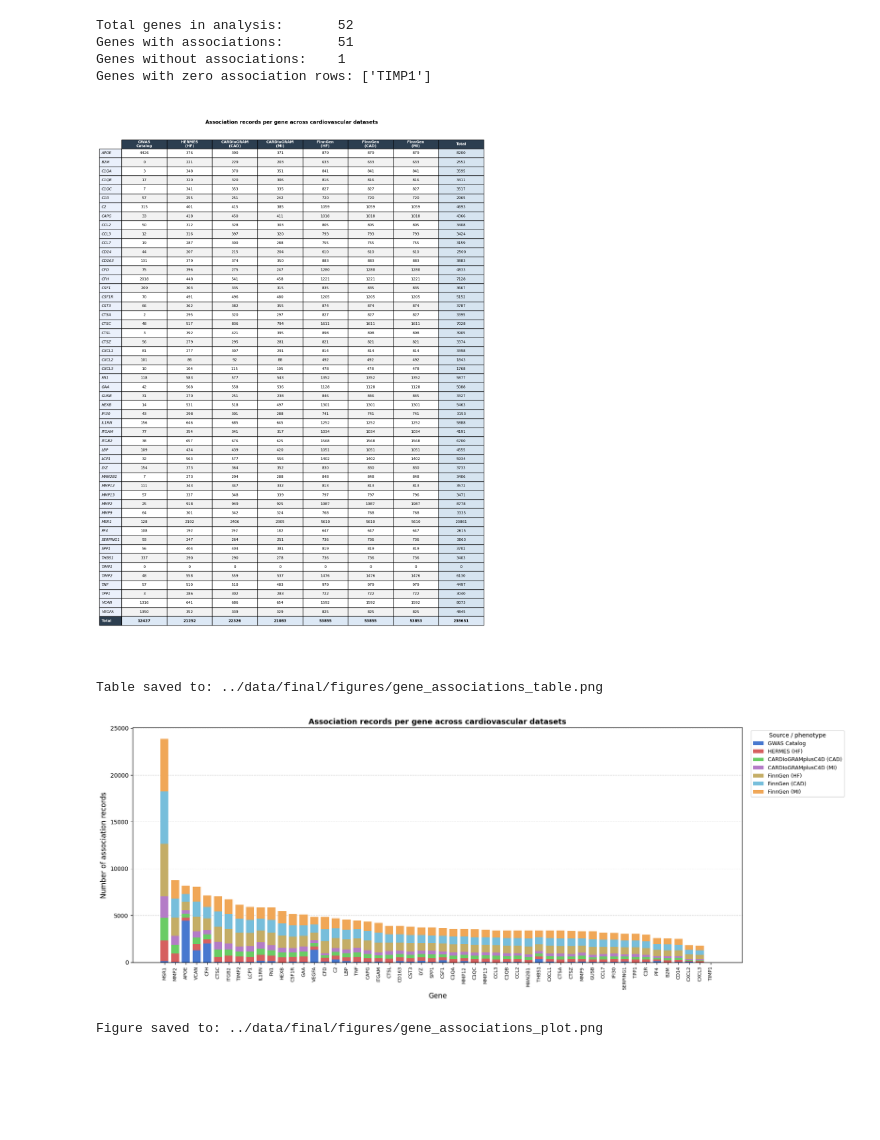
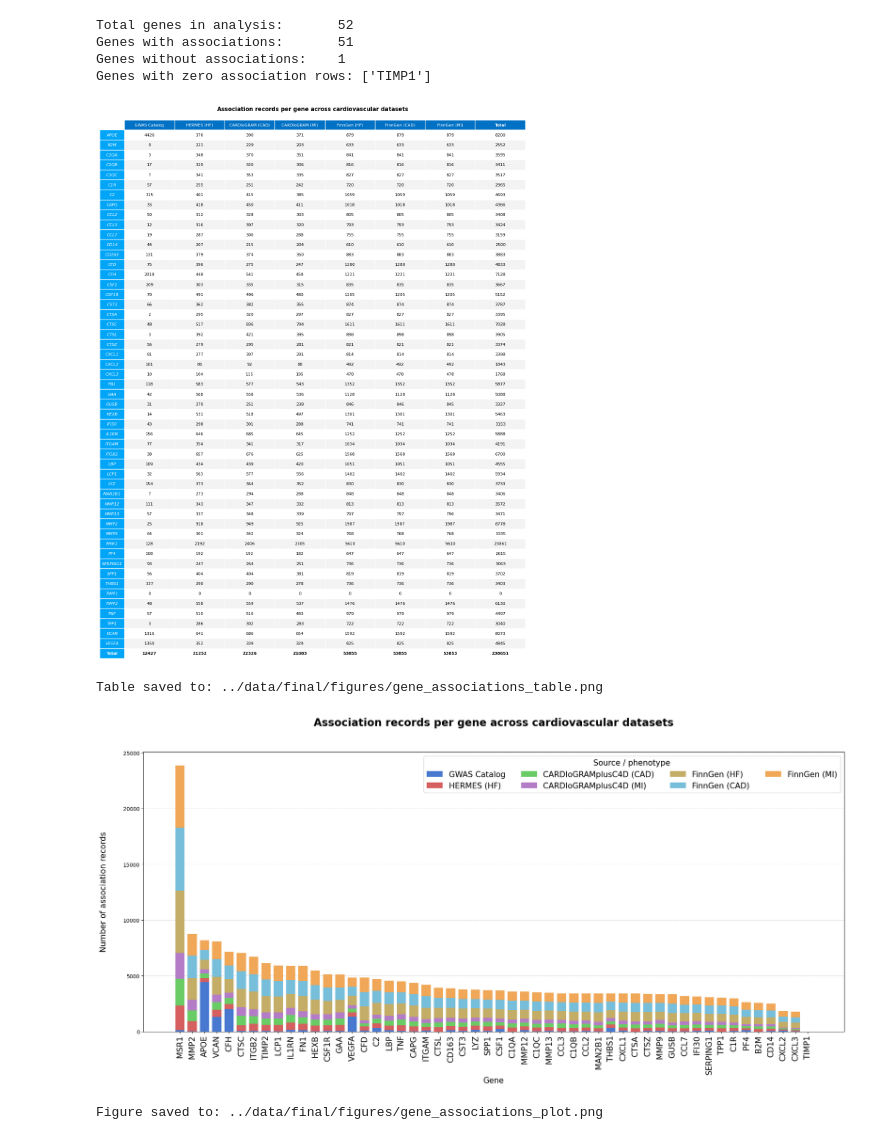
Before and after one commit to endrit-jakupi/Computational-Analysis-of-Macrophage-Gene-SNPs-across-Several-Cardiovascular-Datasets, a Jupyter notebook: notebooks/06_cardiovascular_associations.ipynb, the cells around one changed output. Saved outputs shown, nothing was run; the diff lists cells and outputs as text; code cells hidden in the pictures; blank space fills up the shorter version.

Commit message:
Changed the plot and table figures

```diff
--- a/notebooks/06_cardiovascular_associations.ipynb
+++ b/notebooks/06_cardiovascular_associations.ipynb
@@ -484,27 +484,27 @@ total_row = gene_summary_df.sum(axis=0).rename("Total").to_frame().T
 total_row.index.name = "Gene"
 gene_summary_df = pd.concat([gene_summary_df, total_row])
 
-# render as matplotlib table and save as PNG
 display_labels = [
-    "GWAS\nCatalog",
-    "HERMES\n(HF)",
-    "CARDIoGRAM\n(CAD)",
-    "CARDIoGRAM\n(MI)",
-    "FinnGen\n(HF)",
-    "FinnGen\n(CAD)",
-    "FinnGen\n(MI)",
+    "GWAS Catalog",
+    "HERMES (HF)",
+    "CARDIoGRAM (CAD)",
+    "CARDIoGRAM (MI)",
+    "FinnGen (HF)",
+    "FinnGen (CAD)",
+    "FinnGen (MI)",
     "Total",
 ]
 
 n_rows, n_cols = gene_summary_df.shape
+row_labels = gene_summary_df.index.tolist()
+
 fig_w = n_cols * 1.3 + 1.5
-fig_h = (n_rows + 1) * 0.32
+fig_h = (n_rows + 1) * 0.28
 
 fig, ax = plt.subplots(figsize=(fig_w, fig_h))
 ax.axis("off")
 
 cell_text = gene_summary_df.values.astype(int).tolist()
-row_labels = gene_summary_df.index.tolist()
 
 table = ax.table(
     cellText=cell_text,
@@ -512,58 +512,54 @@ table = ax.table(
     colLabels=display_labels,
     loc="center",
     cellLoc="center",
+    rowLoc="center",
 )
 
 table.auto_set_font_size(False)
 table.set_fontsize(8)
-table.scale(1, 1.3)
+table.scale(1, 1.4)
 
-# style header row
 for col_idx in range(n_cols):
     cell = table[0, col_idx]
-    cell.set_facecolor("#2c3e50")
-    cell.set_text_props(color="white", fontweight="bold")
+    cell.set_facecolor("#0071c5")
+    cell.set_text_props(color="white", fontweight="bold" if col_idx == n_cols - 1 else "normal")
+    cell.set_edgecolor("white")
 
-# style row labels (gene names) and alternate row shading
 for row_idx in range(1, n_rows + 1):
     gene_name = row_labels[row_idx - 1]
-
-    # Total row at the bottom gets distinct styling
     is_total_row = gene_name == "Total"
-    row_bg = "#dce8f5" if is_total_row else ("#f2f2f2" if row_idx % 2 == 0 else "white")
+    row_bg = "#f3f3f3" if row_idx % 2 == 0 else "white"
 
     label_cell = table[row_idx, -1]
-    label_cell.set_facecolor("#2c3e50" if is_total_row else "#eaf0fb")
+    label_cell.set_facecolor("#00a5f8")
     label_cell.set_text_props(
-        fontstyle="italic" if not is_total_row else "normal",
+        fontstyle="normal" if is_total_row else "italic",
         fontweight="bold" if is_total_row else "normal",
-        color="white" if is_total_row else "black",
+        color="white",
     )
+    label_cell.set_edgecolor("white")
 
     for col_idx in range(n_cols):
         cell = table[row_idx, col_idx]
-        cell.set_facecolor("#dce8f5" if is_total_row else row_bg)
+        cell.set_facecolor("white" if is_total_row else row_bg)
+        cell.set_edgecolor("white")
         if is_total_row:
-            cell.set_text_props(fontweight="bold")
+            cell.set_text_props(fontweight="bold", color="black")
 
-        # highlight Total column (last col) slightly
-        if col_idx == n_cols - 1 and not is_total_row:
-            cell.set_facecolor("#d6e4f0")
-
-    fig.suptitle(
+fig.suptitle(
     "Association records per gene across cardiovascular datasets",
-    fontsize=11, fontweight="bold", y=0.95
+    fontsize=11, fontweight="bold", y=1
 )
 
 plt.tight_layout()
 
 table_out = figures_dir / "gene_associations_table.png"
 fig.savefig(table_out, dpi=300, bbox_inches="tight", facecolor="white")
 plt.show()
 
 print(f"Table saved to: {table_out}")
 # %% [output]
-[figure, old version]
+[figure, new version]
 Table saved to: ../data/final/figures/gene_associations_table.png
 # %%
 plot_cols = column_labels
@@ -594,7 +590,7 @@ plot_df = plot_df.drop(index="Total", errors="ignore")
 row_totals = plot_df.sum(axis=1)
 plot_df = plot_df.loc[row_totals.sort_values(ascending=False).index]
 
-fig, ax = plt.subplots(figsize=(18, 7))
+fig, ax = plt.subplots(figsize=(20, 10))
 
 bottom = np.zeros(len(plot_df))
 for col, color, legend_label in zip(plot_cols, colors, legend_labels):
@@ -602,20 +598,21 @@ for col, color, legend_label in zip(plot_cols, colors, legend_labels):
     ax.bar(plot_df.index, values, bottom=bottom, color=color, label=legend_label, width=0.75)
     bottom += values
 
-ax.set_xlabel("Gene", fontsize=12)
-ax.set_ylabel("Number of association records", fontsize=12)
+ax.set_xlabel("Gene", fontsize=15)
+ax.set_ylabel("Number of association records", fontsize=15, labelpad=30)
 ax.set_title(
     "Association records per gene across cardiovascular datasets",
-    fontsize=13, fontweight="bold"
+    fontsize=20, fontweight="bold", pad=50
 )
 ax.set_xticks(range(len(plot_df)))
-ax.set_xticklabels(plot_df.index, rotation=90, fontsize=8)
+ax.set_xticklabels(plot_df.index, rotation=90, fontsize=15)
 ax.legend(
     title="Source / phenotype",
-    bbox_to_anchor=(1.01, 1),
-    loc="upper left",
-    fontsize=9,
-    title_fontsize=10,
+    loc="upper right",
+    ncol=4,
+    fontsize=15,
+    title_fontsize=15,
+    framealpha=0.9,
 )
 ax.yaxis.grid(True, linestyle="--", alpha=0.5)
 ax.set_axisbelow(True)
@@ -628,5 +625,5 @@ plt.show()
 
 print(f"Figure saved to: {fig_out}")
 # %% [output]
-[figure, old version]
+[figure, new version]
 Figure saved to: ../data/final/figures/gene_associations_plot.png
```
Also changed, not shown: 2 other files.
